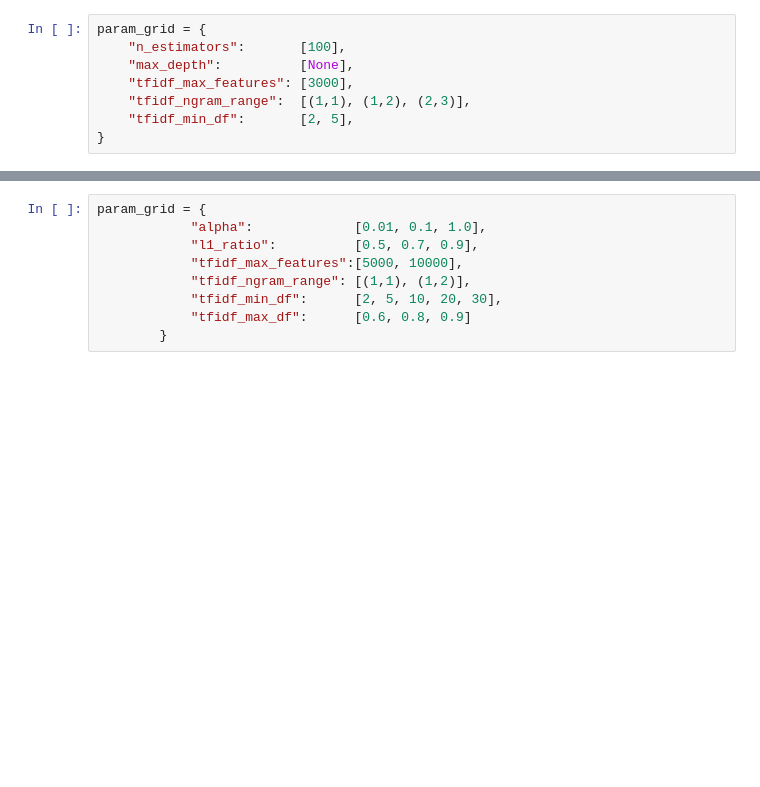
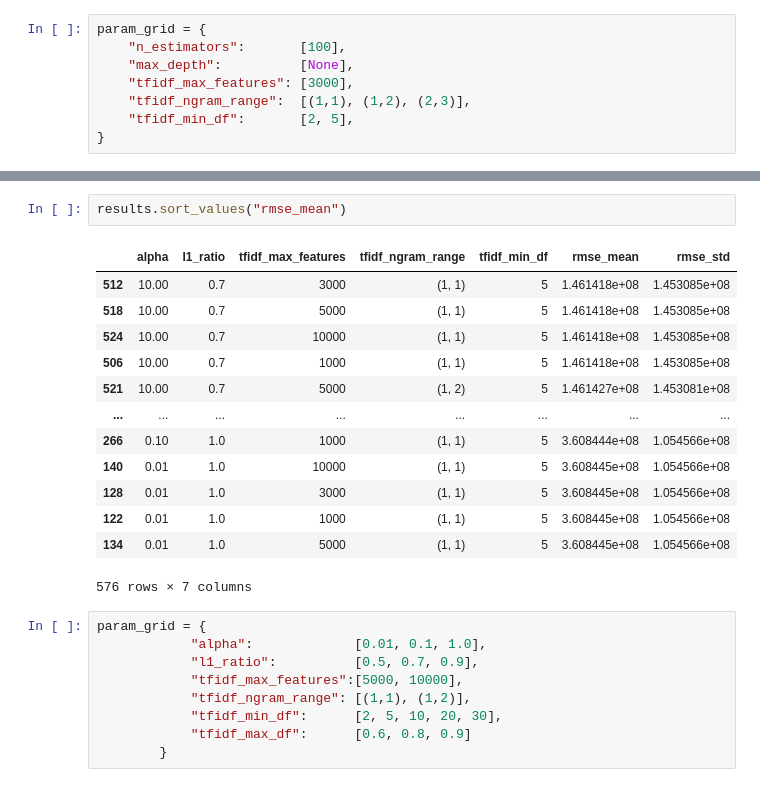
Before and after one commit to gillesfevry/MiseEnProd, a Jupyter notebook: tests.ipynb, the cells around one changed output, grey strips where cells are left out. Cells and saved outputs as stored; diff of their text form; blank space fills up the shorter version.

```diff
--- a/tests.ipynb
+++ b/tests.ipynb
@@ -93,3 +157,19 @@ RMSE: 291,080,370 (+/- 49,742,940) | {'alpha': 10.0, 'l1_ratio': 1.0, 'tfidf_max
+# %%
+results.sort_values("rmse_mean")
+# %% [output]
+|  | alpha | l1_ratio | tfidf_max_features | tfidf_ngram_range | tfidf_min_df | rmse_mean | rmse_std |
+| 512 | 10.00 | 0.7 | 3000 | (1, 1) | 5 | 1.461418e+08 | 1.453085e+08 |
+| 518 | 10.00 | 0.7 | 5000 | (1, 1) | 5 | 1.461418e+08 | 1.453085e+08 |
+| 524 | 10.00 | 0.7 | 10000 | (1, 1) | 5 | 1.461418e+08 | 1.453085e+08 |
+| 506 | 10.00 | 0.7 | 1000 | (1, 1) | 5 | 1.461418e+08 | 1.453085e+08 |
+| 521 | 10.00 | 0.7 | 5000 | (1, 2) | 5 | 1.461427e+08 | 1.453081e+08 |
+| ... | ... | ... | ... | ... | ... | ... | ... |
+| 266 | 0.10 | 1.0 | 1000 | (1, 1) | 5 | 3.608444e+08 | 1.054566e+08 |
+| 140 | 0.01 | 1.0 | 10000 | (1, 1) | 5 | 3.608445e+08 | 1.054566e+08 |
+| 128 | 0.01 | 1.0 | 3000 | (1, 1) | 5 | 3.608445e+08 | 1.054566e+08 |
+| 122 | 0.01 | 1.0 | 1000 | (1, 1) | 5 | 3.608445e+08 | 1.054566e+08 |
+| 134 | 0.01 | 1.0 | 5000 | (1, 1) | 5 | 3.608445e+08 | 1.054566e+08 |
+576 rows × 7 columns
 # %%
 param_grid = {
             "alpha":             [0.01, 0.1, 1.0],
```
Also changed, not shown: parts of 4 cells of this notebook, 16 other files.
